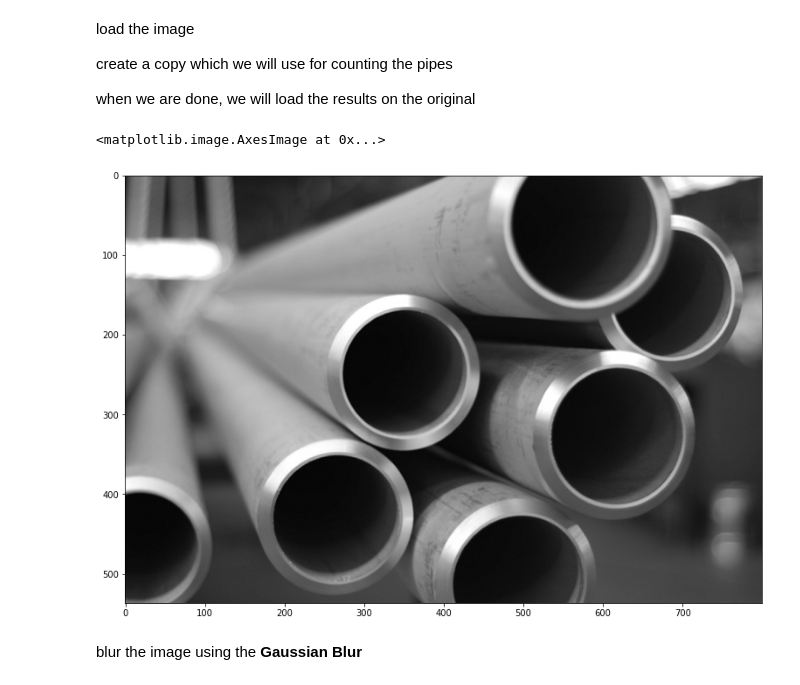
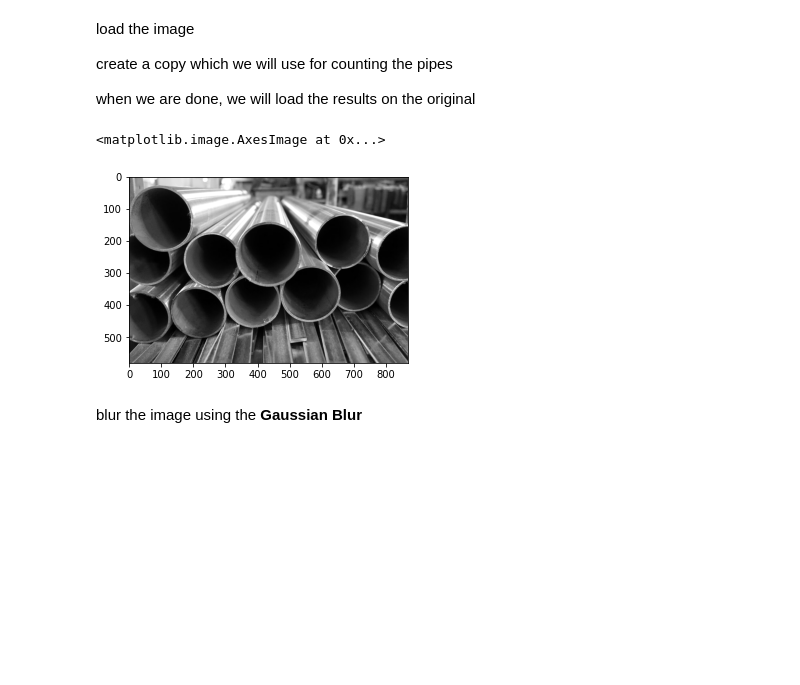
Before and after one commit to agbozo1/hackathonSAP_TMK_2021, a Jupyter notebook: trial/circle-detect-3.ipynb, the cells around one changed output. Drawn from its saved outputs; the diff is of its cells as text; code cells hidden in the pictures; blank space fills up the shorter version.

```diff
--- a/trial/circle-detect-3.ipynb
+++ b/trial/circle-detect-3.ipynb
@@ -23,19 +23,19 @@ create a copy which we will use for counting the pipes
 
 when we are done, we will load the results on the original
 # %%
-image = 'image/sample3.jpeg'
+image = 'image/im5.jpg'
 
 img = cv2.imread(image, 1)
 
 img_orig = img.copy()
 
 img = cv2.cvtColor(img, cv2.COLOR_BGR2GRAY)
 
-plt.rcParams["figure.figsize"] = (16, 9)
+plt.rcParams["figure.figsize"] = (5, 7)
 plt.imshow(img, cmap='gray')
 # %% [output]
 <matplotlib.image.AxesImage at 0x...>
-[figure, old version]
+[figure, new version]
 # %% [markdown]
 blur the image using the **Gaussian Blur**
 # %%
```
Also changed, not shown: parts of 8 cells of this notebook.
